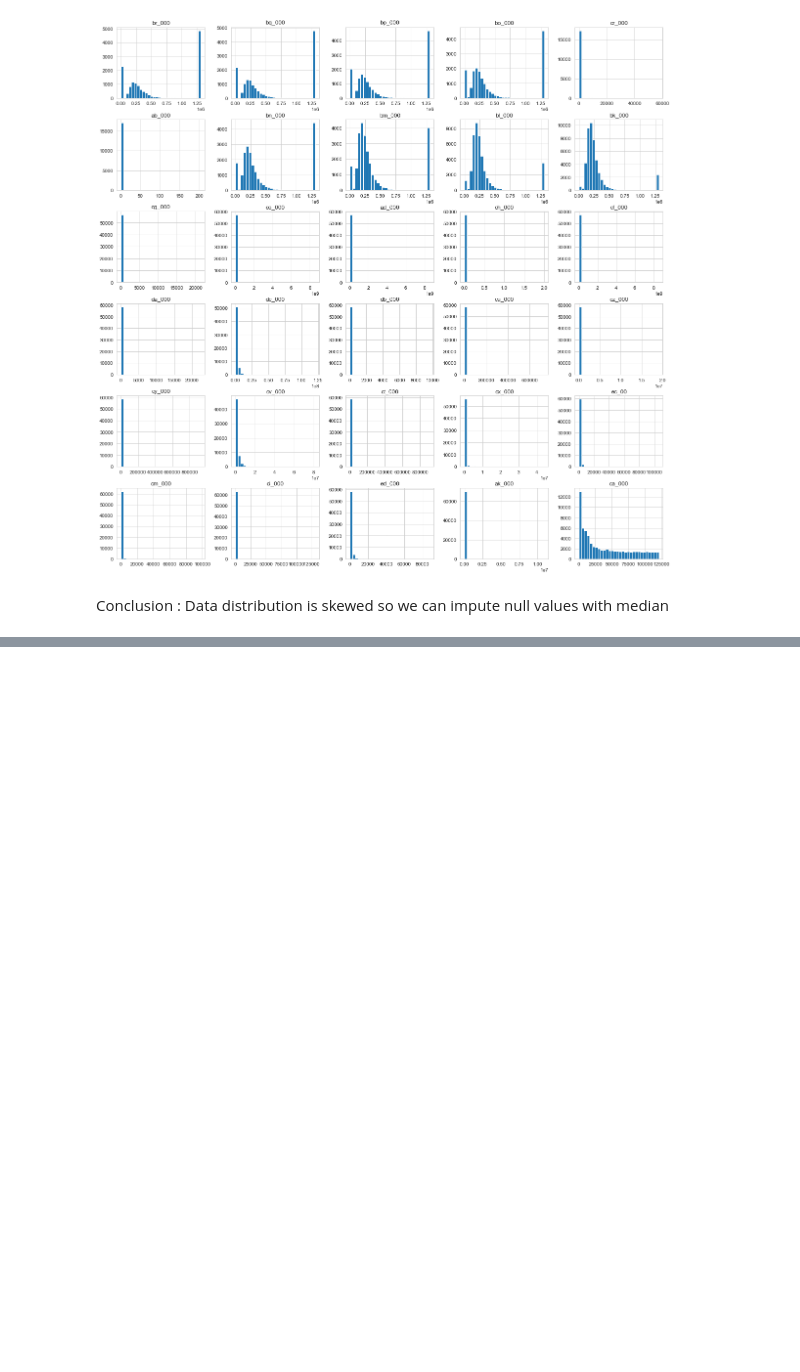
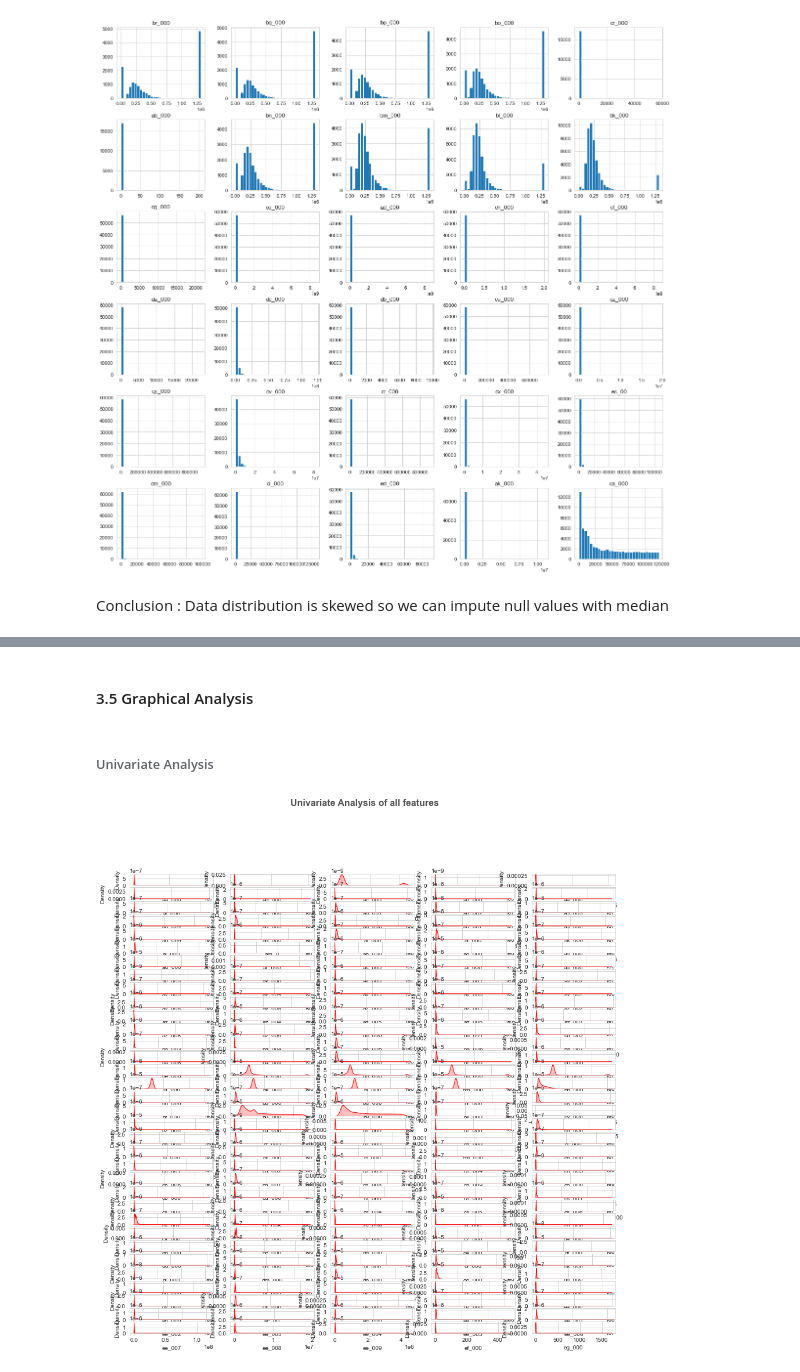
Before and after one commit to Preranapagar/ML_Projects, a Jupyter notebook: Project/Scania Truck Failure/scania_failure.ipynb, the cells around one changed output, grey strips where cells are left out. Saved outputs shown, nothing was run; the diff lists cells and outputs as text; code cells hidden in the pictures; blank space fills up the shorter version.

Commit message:
Update scania_failure.ipynb
Univariate analysis

```diff
--- a/Project/Scania Truck Failure/scania_failure.ipynb
+++ b/Project/Scania Truck Failure/scania_failure.ipynb
@@ -259,4 +259,4 @@ plt.show()
 Conclusion : Data distribution is skewed so we can impute null values with median
 # %%
 for feature in df.columns[2:]:
-    df[feature] = df
+    df[feature] = df[feature].fillna(df[feature].median())
@@ -269,0 +279,17 @@ Index(['ab_000', 'ac_000', 'ad_000', 'ae_000', 'af_000', 'ag_000', 'ag_001',
+# %% [markdown]
+#### 3.5 Graphical Analysis
+# %% [markdown]
+###### Univariate Analysis
+# %%
+numeric_features = [feature for feature in df.columns if feature not in ['class']]
+
+plt.figure(figsize=(15,15))
+plt.suptitle("Univariate Analysis of all features", fontsize=16, fontweight='bold', alpha=0.8, y=1.)
+
+for i in range(0,len(numeric_features)):
+    plt.subplot(35,5,i+1)
+    sns.kdeplot(df[numeric_features[i]],shade=True, color='r')
+    #plt.xlabel(numeric_features[i])
+    plt.tight_layout()
+# %% [output]
+[figure, added]
```
Also changed, not shown: parts of 15 cells of this notebook.
